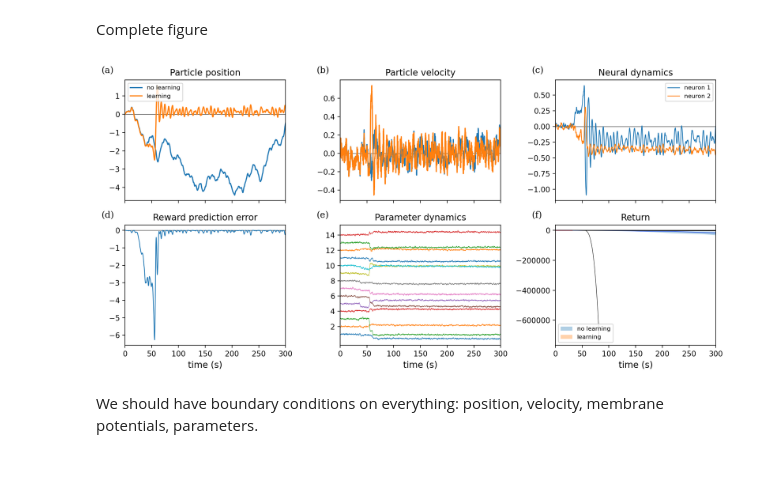
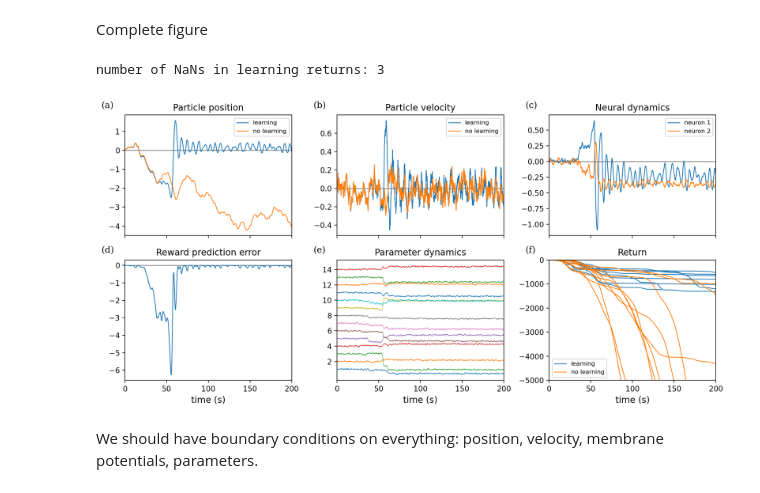
Before and after one commit to marcelvangerven/neuromorphic_intelligence, a Jupyter notebook: notebooks/noise_based_learning.ipynb, the cells around one changed output. Drawn from its saved outputs; the diff is of its cells as text; code cells hidden in the pictures.

```diff
--- a/notebooks/noise_based_learning.ipynb
+++ b/notebooks/noise_based_learning.ipynb
@@ -67,7 +69,7 @@ args = {'reward': reward}
 
 key = jr.PRNGKey(42)
 t0=0
-t1=300 # 300
+t1=200 # 300
 dt0=0.1
 
 # model parameters
@@ -110,19 +112,19 @@ ts_learning = []
 ts_nolearning = []
 return_learning = []
 return_nolearning = []
-N=20
+N=10
 for i in range(N):
 
     # learning
     system = OUAModel(model=coupled_system, param_rate=param_rate, noise_rate=noise_rate, mean_rate=mean_rate, reward_rate=reward_rate)
-    sol = dfx.diffeqsolve(system.terms(jr.PRNGKey(42+i)), solver(), args=args, t0=t0, t1=t1, dt0=dt0, y0=system.initial, saveat=dfx.SaveAt(steps=True, fn=custom_output), adjoint=dfx.DirectAdjoint(), max_steps=int(1e6))
+    sol = dfx.diffeqsolve(system.terms(jr.PRNGKey(42+4*i)), solver(), args=args, t0=t0, t1=t1, dt0=dt0, y0=system.initial, saveat=dfx.SaveAt(steps=True, fn=custom_output), adjoint=dfx.DirectAdjoint(), max_steps=int(1e6))
     _, reward_ = sol.ys
     ts_learning.append(sol.ts)
     return_learning.append(jnp.cumsum(reward_))
 
     # no learning
     system = OUAModel(model=coupled_system, param_rate=param_rate, noise_rate=0.0, mean_rate=mean_rate, reward_rate=reward_rate)
-    sol = dfx.diffeqsolve(system.terms(jr.PRNGKey(42+i)), solver(), args=args, t0=t0, t1=t1, dt0=dt0, y0=system.initial, saveat=dfx.SaveAt(steps=True, fn=custom_output), adjoint=dfx.DirectAdjoint(), max_steps=int(1e6))
+    sol = dfx.diffeqsolve(system.terms(jr.PRNGKey(42+4*i)), solver(), args=args, t0=t0, t1=t1, dt0=dt0, y0=system.initial, saveat=dfx.SaveAt(steps=True, fn=custom_output), adjoint=dfx.DirectAdjoint(), max_steps=int(1e6))
     _, reward_ = sol.ys
     ts_nolearning.append(sol.ts)
     return_nolearning.append(jnp.cumsum(reward_))
@@ -253,17 +255,18 @@ with sns.color_palette("tab10"):
     fig.align_ylabels(ax)
 
     ax[0,0].plot([0, t1], [0.0, 0.0], 'k-', lw=0.5,label='_nolegend_')
-    ax[0,0].plot(sol.ts, env_state2[:,0],label='no learning')
-    ax[0,0].plot(sol.ts, env_state[:,0],label='learning')
-    ax[0,0].legend(loc='upper left')
+    ax[0,0].plot(sol.ts, env_state[:,0],label='learning', lw=1.0)
+    ax[0,0].plot(sol.ts, env_state2[:,0],label='no learning', lw=1.0)
+    ax[0,0].legend(loc='upper right')
     ax[0,0].set_title('Particle position');
     ax[0,0].text(0.0, 1.0, '(a)', transform=(
         ax[0,0].transAxes + ScaledTranslation(-32/72, +7/72, fig.dpi_scale_trans)),
         fontsize='large', va='bottom', fontfamily='serif')
 
     ax[0,1].plot([0, t1], [0.0, 0.0], 'k-', lw=0.5,label='_nolegend_')
-    ax[0,1].plot(sol.ts, env_state2[:,1]);
-    ax[0,1].plot(sol.ts, env_state[:,1]);
+    ax[0,1].plot(sol.ts, env_state[:,1],label='learning',lw=1.0);
+    ax[0,1].plot(sol.ts, env_state2[:,1],label='no learning', lw=1.0);
+    ax[0,1].legend(loc='upper right')
     ax[0,1].set_title('Particle velocity');
     ax[0,1].text(0.0, 1.0, '(b)', transform=(
         ax[0,1].transAxes + ScaledTranslation(-32/72, +7/72, fig.dpi_scale_trans)),
@@ -309,50 +312,60 @@ with sns.color_palette("tab10"):
     # ax[0,2].plot(sol.ts, jnp.cumsum(reward2), lw=1.0)
     # ax[0,2].plot(sol.ts, jnp.cumsum(reward), lw=1.0)
 
-    # ax[0,2].fill_between(ts_nolearning[0], means_nolearning-stds_nolearning, means_nolearning+stds_nolearning, alpha=0.5)
-    ax[1,2].fill_between(ts_nolearning[0], q1_nolearning, q3_nolearning, alpha=0.35, label='no learning')
-    ax[1,2].plot(ts_nolearning[0], median_nolearning, color='royalblue', lw=1)
-    # for i in range(N):
-    #     ax[0,2].plot(ts_nolearning[i], return_nolearning[i], color='red', alpha=1, lw=0.5)
-
     # plot standard deviation and additional curves
     # ax[0,2].fill_between(ts_learning[0], means_learning-stds_learning, means_learning+stds_learning, alpha=0.5)
-    ax[1,2].fill_between(ts_learning[0], q1_learning, q3_learning, alpha=0.35, label='learning')
-    ax[1,2].plot(ts_learning[0], median_learning, color='red', lw=1)
+    # ax[1,2].fill_between(ts_learning[0], q1_learning, q3_learning, alpha=0.35, label='learning')
+    # ax[1,2].plot(ts_learning[0], median_learning, color='red', lw=1)
     for i in range(N):
-        ax[1,2].plot(ts_learning[i], return_learning[i], color='black', alpha=1, lw=0.5)
+        if i == 0:
+            ax[1,2].plot(ts_learning[i], return_learning[i], color=cmap(0), alpha=1, lw=1, label='learning')
+        else:
+            ax[1,2].plot(ts_learning[i], return_learning[i], color=cmap(0), alpha=1, lw=1)
+
+    # ax[0,2].fill_between(ts_nolearning[0], means_nolearning-stds_nolearning, means_nolearning+stds_nolearning, alpha=0.5)
+    # ax[1,2].fill_between(ts_nolearning[0], q1_nolearning, q3_nolearning, alpha=0.35, label='no learning')
+    # ax[1,2].plot(ts_nolearning[0], median_nolearning, color='royalblue', lw=1)
+    for i in range(N):
+        if i == 0:
+            ax[1,2].plot(ts_learning[i], return_nolearning[i], color=cmap(1), alpha=1, lw=1, label='no learning')
+        else:
+            ax[1,2].plot(ts_nolearning[i], return_nolearning[i], color=cmap(1), alpha=1, lw=1)
+
 
     ax[1,2].legend(loc='lower left')
 
     # plot smooth histogram of returns
     # import numpy as np
     # from scipy.ndimage import gaussian_filter1d
     # returns = jnp.array(return_learning)
     # returns = jnp.min(returns, axis=1)
     # bins = jnp.linspace(jnp.min(returns), jnp.max(returns), num=50)
     # hist, bin_edges = jnp.histogram(returns, bins=bins, density=True)
     # hist = gaussian_filter1d(hist, sigma=1)
     # ax[0,2].plot(bin_edges[:-1], hist, color='black', lw=2)
 
-    # ax[0,2].set_ylim([-25000, 0])
+    ax[1,2].set_ylim([-5000, 0])
 
     ax[1,2].set_title('Return');
     ax[1,2].text(0.0, 1.0, '(f)', transform=(
         ax[1,2].transAxes + ScaledTranslation(-32/72, +7/72, fig.dpi_scale_trans)),
         fontsize='large', va='bottom', fontfamily='serif')
 
     for i in range(3):
         ax[1,i].set_xlabel('time (s)')
 
     for i in range(2):
         for j in range(3):
             ax[i,j].margins(x=0)
 
     plt.tight_layout()
 
+print('number of NaNs in learning returns:', jnp.sum(jnp.any(jnp.isnan(return_learning), axis=1)))
+
 plt.savefig('../figures/noise_based_learning.pdf', format='pdf')
 # %% [output]
+number of NaNs in learning returns: 3
-[figure, old version]
+[figure, new version]
 # %% [markdown]
 We should have boundary conditions on everything: position, velocity, membrane potentials, parameters.
 # %%
```
Also changed, not shown: parts of 1 cell of this notebook, 6 other files.
